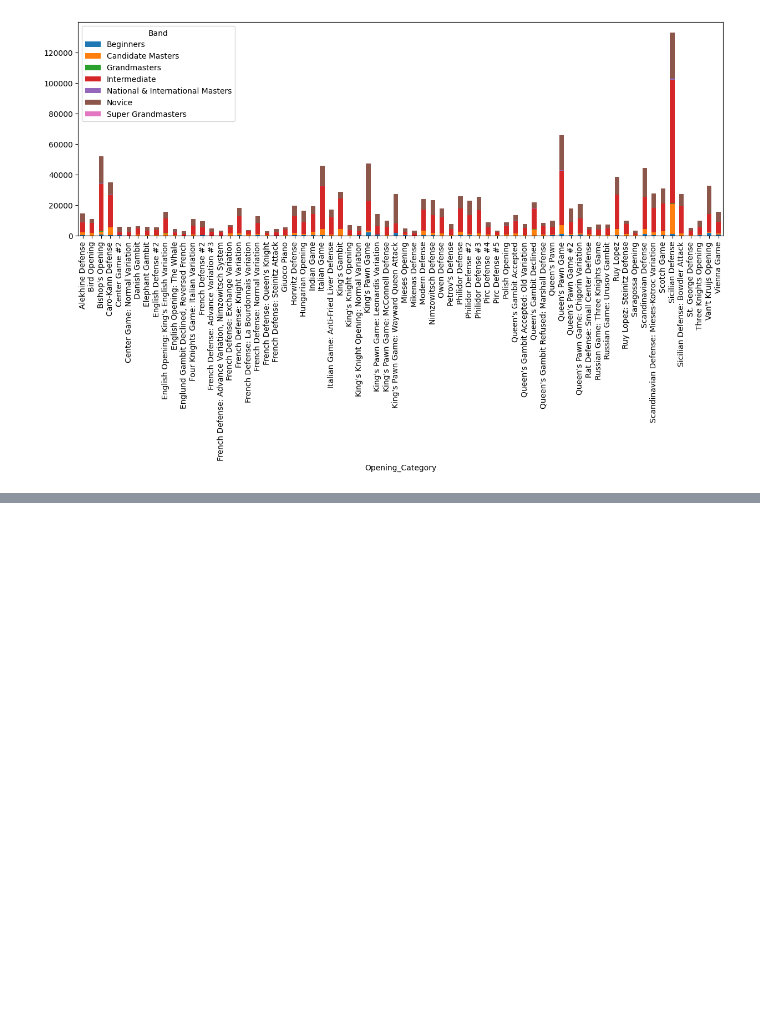
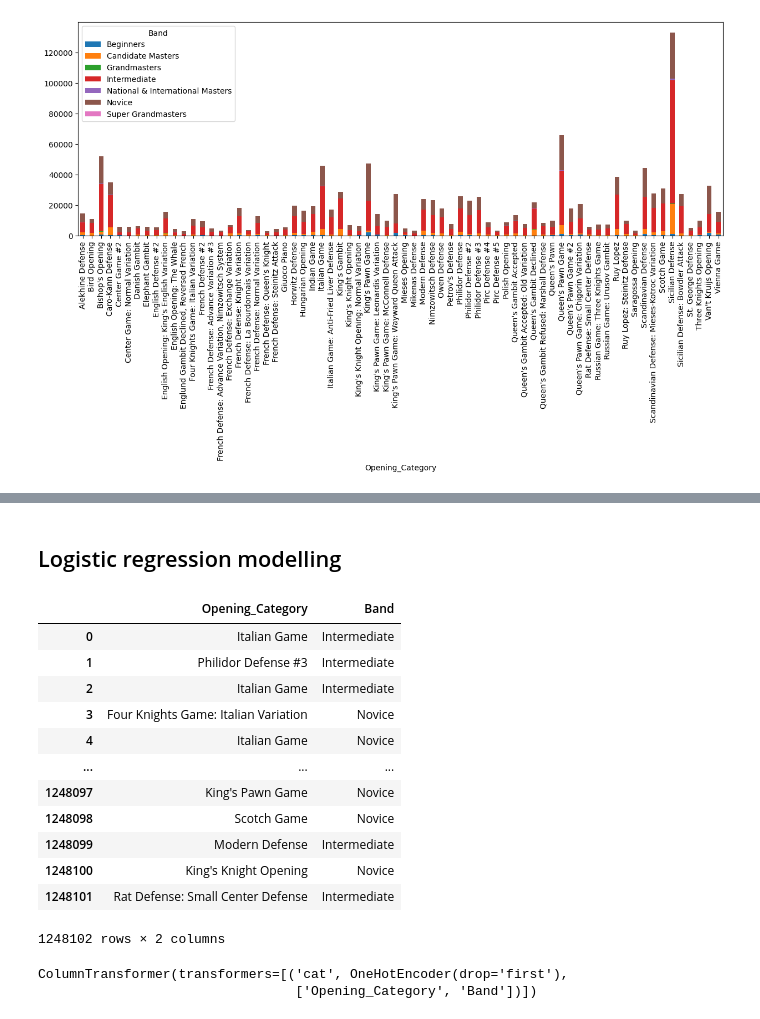
Before and after one commit to husnainn22/Chess-opening-analysis, a Jupyter notebook: chess.ipynb, the cells around one changed output, grey strips where cells are left out. Cells and saved outputs as stored; diff of their text form; code cells hidden in the pictures; blank space fills up the shorter version.

```diff
--- a/chess.ipynb
+++ b/chess.ipynb
@@ -408,0 +426,3 @@ y = final_df['output']  # 1 if White wins, 0 if not
+# %%
+model_df = final_df[['Opening_Category', 'Band', 'output']].copy().reset_index(drop=True)
+model_df.head()
@@ -408,0 +453,2 @@ y = final_df['output']  # 1 if White wins, 0 if not
+# %% [markdown]
+## Logistic regression modelling
@@ -408,0 +465,29 @@ y = final_df['output']  # 1 if White wins, 0 if not
+# %%
+X = model_df[['Opening_Category', 'Band']]
+y = model_df['output']
+# %% [output]
+|  | Opening_Category | Band |
+| 0 | Italian Game | Intermediate |
+| 1 | Philidor Defense #3 | Intermediate |
+| 2 | Italian Game | Intermediate |
+| 3 | Four Knights Game: Italian Variation | Novice |
+| 4 | Italian Game | Novice |
+| ... | ... | ... |
+| 1248097 | King's Pawn Game | Novice |
+| 1248098 | Scotch Game | Novice |
+| 1248099 | Modern Defense | Intermediate |
+| 1248100 | King's Knight Opening | Novice |
+| 1248101 | Rat Defense: Small Center Defense | Intermediate |
+1248102 rows × 2 columns
+# %%
+categorical_features = ['Opening_Category', 'Band']
+
+preprocessor = ColumnTransformer(
+    transformers=[
+        ('cat', OneHotEncoder(drop='first'), categorical_features)
+    ]
+)
+preprocessor
+# %% [output]
+ColumnTransformer(transformers=[('cat', OneHotEncoder(drop='first'),
+                                 ['Opening_Category', 'Band'])])
```
Also changed, not shown: parts of 17 cells of this notebook.
